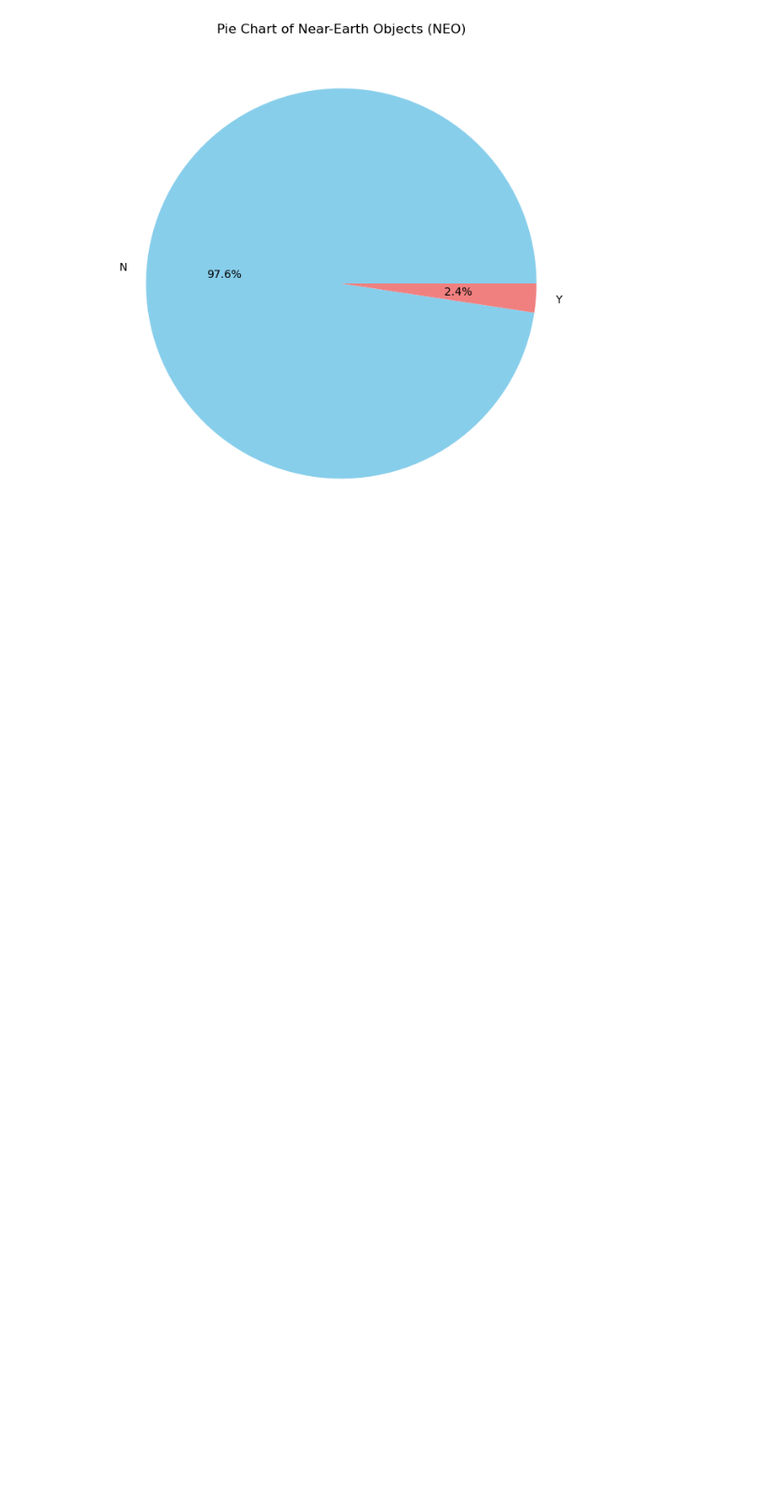
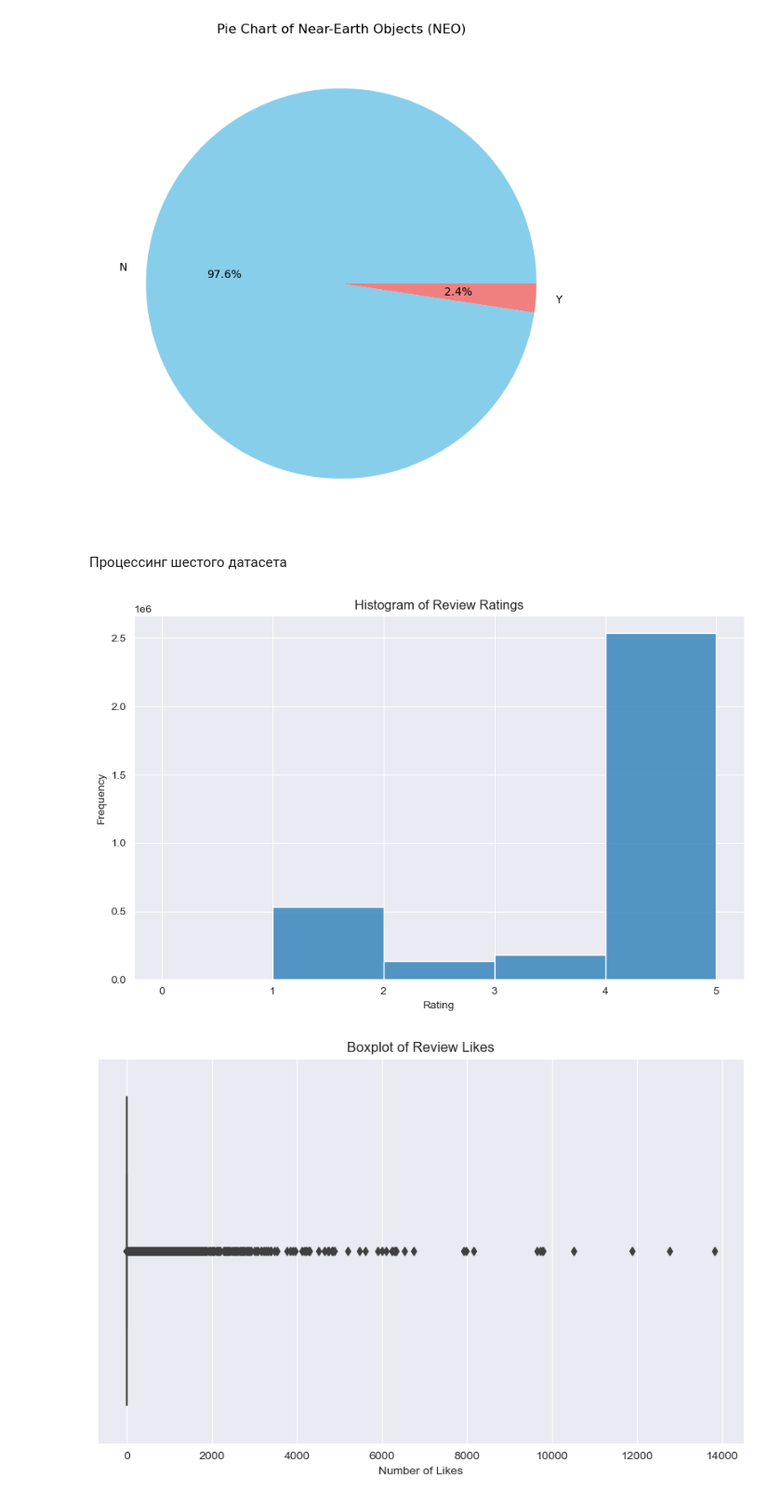
Before and after one commit to daleunixal/data-engineering, a Jupyter notebook: pr6/exploration.ipynb, the cells around one changed output. Shown at 93% size. Saved outputs shown, nothing was run; the diff lists cells and outputs as text; code cells hidden in the pictures; blank space fills up the shorter version.

```diff
--- a/pr6/exploration.ipynb
+++ b/pr6/exploration.ipynb
@@ -265,3 +265,52 @@ plt.show()
 [figure]
 [figure]
 [figure]
+# %% [markdown]
+Процессинг шестого датасета
+# %%
+df_reviews = pd.read_csv('./data/opt/[5]selected_dataset.csv')
+
+# График 1: Гистограмма для рейтинга обзоров
+plt.figure(figsize=(10, 6))
+sns.histplot(df_reviews['review_rating'], bins=5, kde=False)
+plt.title('Histogram of Review Ratings')
+plt.xlabel('Rating')
+plt.ylabel('Frequency')
+plt.show()
+
+# График 2: Ящик с усами для числа лайков обзоров
+plt.figure(figsize=(10, 6))
+sns.boxplot(x='review_likes', data=df_reviews)
+plt.title('Boxplot of Review Likes')
+plt.xlabel('Number of Likes')
+plt.show()
+
+# График 3: Круговая диаграмма для распределения версий приложения
+app_version_counts = df_reviews['author_app_version'].value_counts().head(5)
+plt.figure(figsize=(10, 10))
+app_version_counts.plot.pie(autopct='%1.1f%%')
+plt.title('Top 5 App Versions Distribution')
+plt.ylabel('')
+plt.show()
+
+# График 4: Countplot для дней недели публикации обзоров
+df_reviews['review_timestamp'] = pd.to_datetime(df_reviews['review_timestamp'])
+df_reviews['day_of_week'] = df_reviews['review_timestamp'].dt.day_name()
+plt.figure(figsize=(10, 6))
+sns.countplot(x='day_of_week', data=df_reviews, order=['Monday', 'Tuesday', 'Wednesday', 'Thursday', 'Friday', 'Saturday', 'Sunday'])
+plt.title('Countplot of Reviews by Day of Week')
+plt.xlabel('Day of Week')
+plt.ylabel('Count')
+plt.show()
+
+# График 5: Countplot для месяцев публикации обзоров
+df_reviews['month'] = df_reviews['review_timestamp'].dt.month_name()
+plt.figure(figsize=(10, 6))
+sns.countplot(x='month', data=df_reviews, order=['January', 'February', 'March', 'April', 'May', 'June', 'July', 'August', 'September', 'October', 'November', 'December'])
+plt.title('Countplot of Reviews by Month')
+plt.xlabel('Month')
+plt.ylabel('Count')
+plt.show()
+# %% [output]
+[figure, added]
+[figure, added]
```
Also changed, not shown: parts of 1 cell of this notebook, 4 other files.
